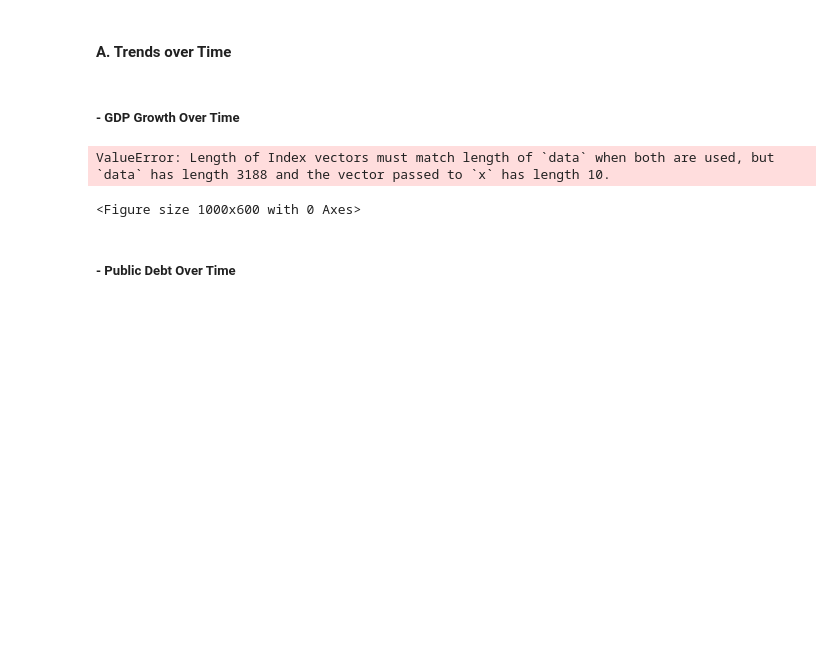
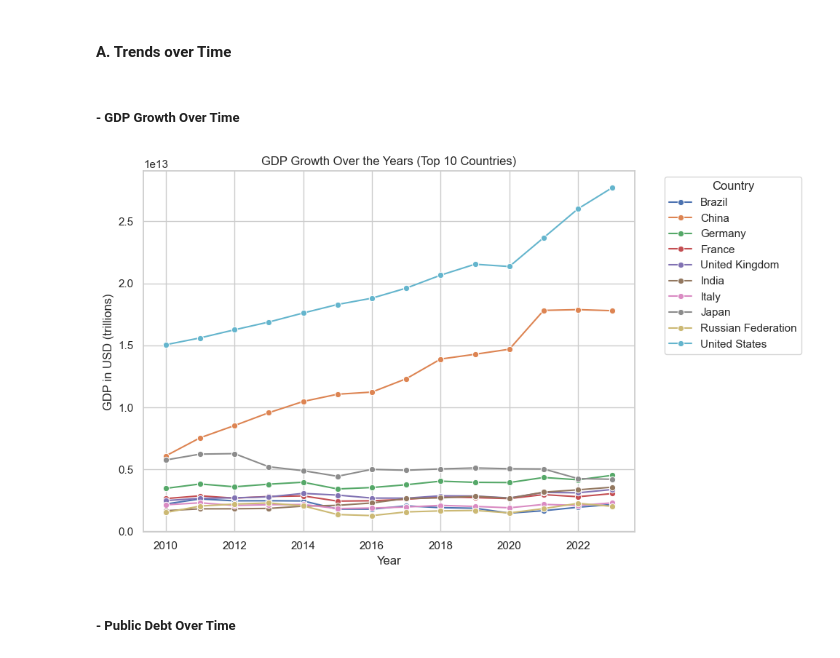
Before and after one commit to iKaranja1/World_Bank_data_Analysis, a Jupyter notebook: data_cleaning.ipynb, the cells around one changed output. Cells and saved outputs as stored; diff of their text form; code cells hidden in the pictures; blank space fills up the shorter version.

```diff
--- a/data_cleaning.ipynb
+++ b/data_cleaning.ipynb
@@ -128,15 +128,27 @@ dtype: int64
 ##### - GDP Growth Over Time
 # %%
 plt.figure(figsize=(10,6))
-top_countries = df_clean.groupby('country_name')['GDP (Current USD)'].mean().nlargest(10).index
-sns.lineplot(x=top_countries, y=df_clean['GDP (Current USD)'], hue=df_clean['year'], data=df_clean)
-plt.title('GDP Growth Over the Years')
-plt.xlabel('Countries')
-plt.ylabel('GDP in USD')
+
+# Get top 10 countries by average GDP
+top_countries = df_clean.groupby('country_name')['GDP (Current USD)'] \
+                        .mean() \
+                        .nlargest(10) \
+                        .index
+
+# Filter for only those countries
+df_top = df_clean[df_clean['country_name'].isin(top_countries)]
+
+# Plot GDP over years for each country
+sns.lineplot(x='year', y='GDP (Current USD)', hue='country_name', data=df_top, marker="o")
+
+plt.title('GDP Growth Over the Years (Top 10 Countries)')
+plt.xlabel('Year')
+plt.ylabel('GDP in USD (trillions)')
+plt.legend(title='Country', bbox_to_anchor=(1.05, 1), loc='upper left')
+plt.tight_layout()
 plt.show()
 # %% [output]
-ValueError: Length of Index vectors must match length of `data` when both are used, but `data` has length 3188 and the vector passed to `x` has length 10.
-<Figure size 1000x600 with 0 Axes>
+[figure, added]
 # %% [markdown]
 ##### - Public Debt Over Time
 # %% [markdown]
```
